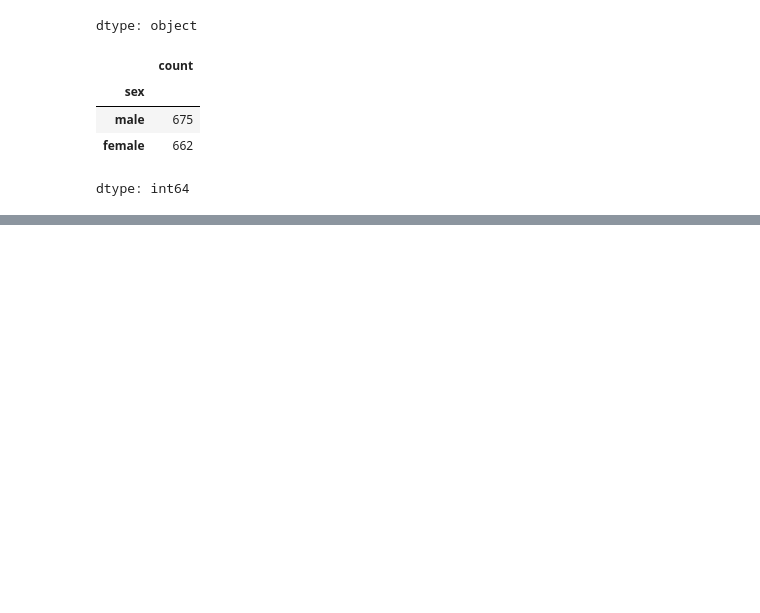
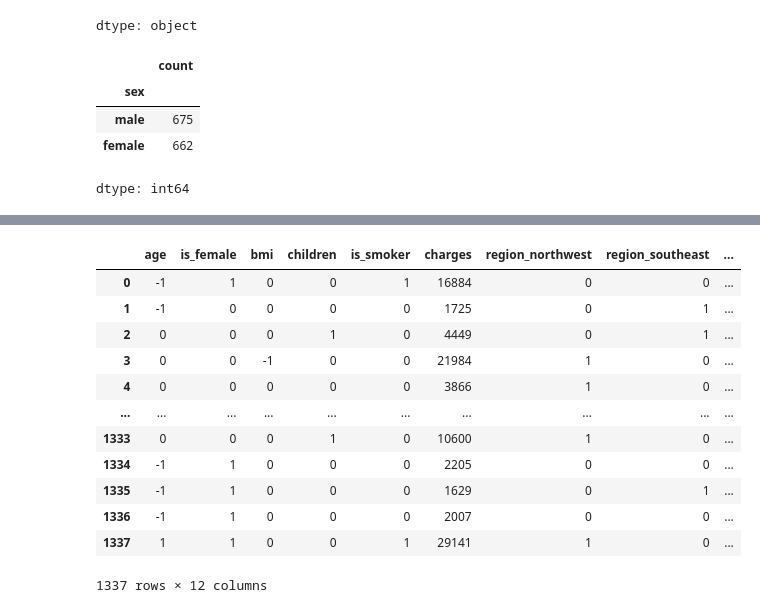
Before and after one commit to lovkush7/MACHINE-LEARNING-, a Jupyter notebook: insurance.ipynb, the cells around one changed output, grey strips where cells are left out. Drawn from its saved outputs; the diff is of its cells as text; code cells hidden in the pictures; blank space fills up the shorter version.

```diff
--- a/insurance.ipynb
+++ b/insurance.ipynb
@@ -231,0 +352,6 @@ df_cleaned.head()
+# %%
+from sklearn.preprocessing import StandardScaler
+cols = ['age','bmi','children']
+scaler = StandardScaler()
+
+df_cleaned[cols] =scaler.fit_transform(df_cleaned[cols])
@@ -231,0 +367,16 @@ df_cleaned.head()
+# %%
+df_cleaned.astype(int)
+# %% [output]
+|  | age | is_female | bmi | children | is_smoker | charges | region_northwest | region_southeast | ... |
+| 0 | -1 | 1 | 0 | 0 | 1 | 16884 | 0 | 0 | ... |
+| 1 | -1 | 0 | 0 | 0 | 0 | 1725 | 0 | 1 | ... |
+| 2 | 0 | 0 | 0 | 1 | 0 | 4449 | 0 | 1 | ... |
+| 3 | 0 | 0 | -1 | 0 | 0 | 21984 | 1 | 0 | ... |
+| 4 | 0 | 0 | 0 | 0 | 0 | 3866 | 1 | 0 | ... |
+| ... | ... | ... | ... | ... | ... | ... | ... | ... | ... |
+| 1333 | 0 | 0 | 0 | 1 | 0 | 10600 | 1 | 0 | ... |
+| 1334 | -1 | 1 | 0 | 0 | 0 | 2205 | 0 | 0 | ... |
+| 1335 | -1 | 1 | 0 | 0 | 0 | 1629 | 0 | 1 | ... |
+| 1336 | -1 | 1 | 0 | 0 | 0 | 2007 | 0 | 0 | ... |
+| 1337 | 1 | 1 | 0 | 0 | 1 | 29141 | 1 | 0 | ... |
+1337 rows × 12 columns
```
Also changed, not shown: parts of 32 cells of this notebook.
